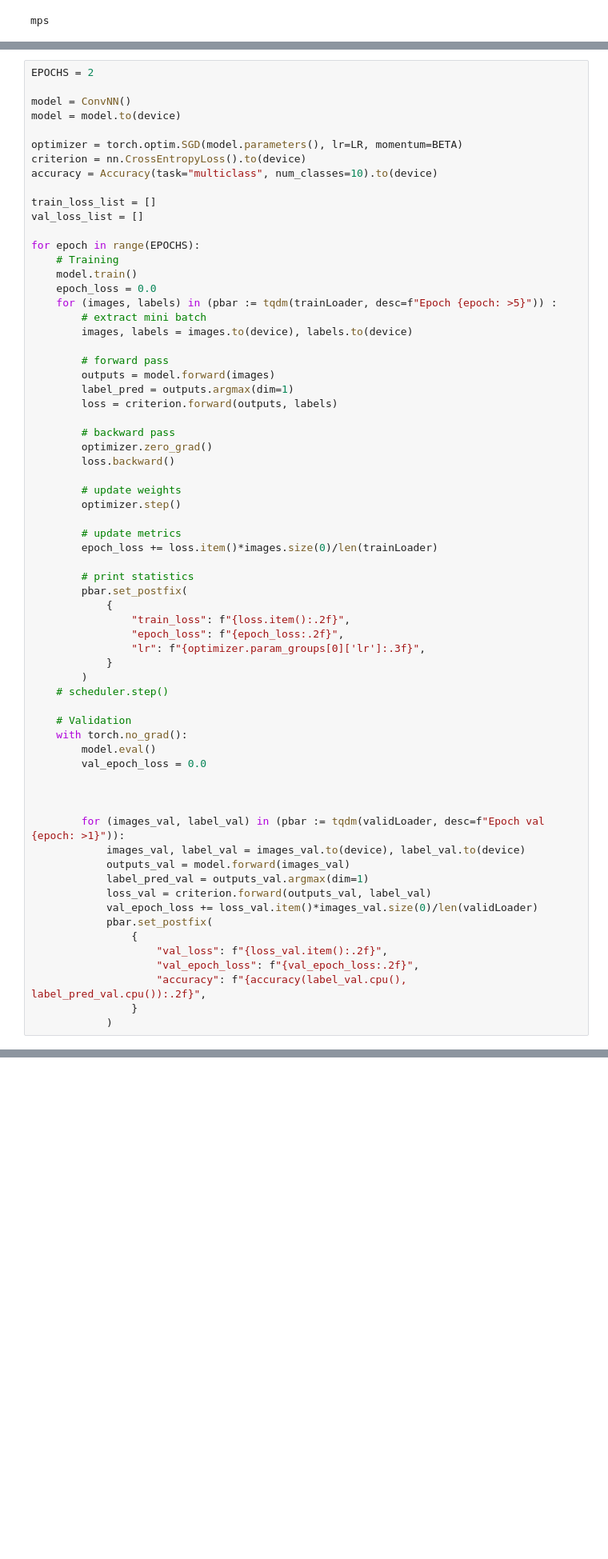
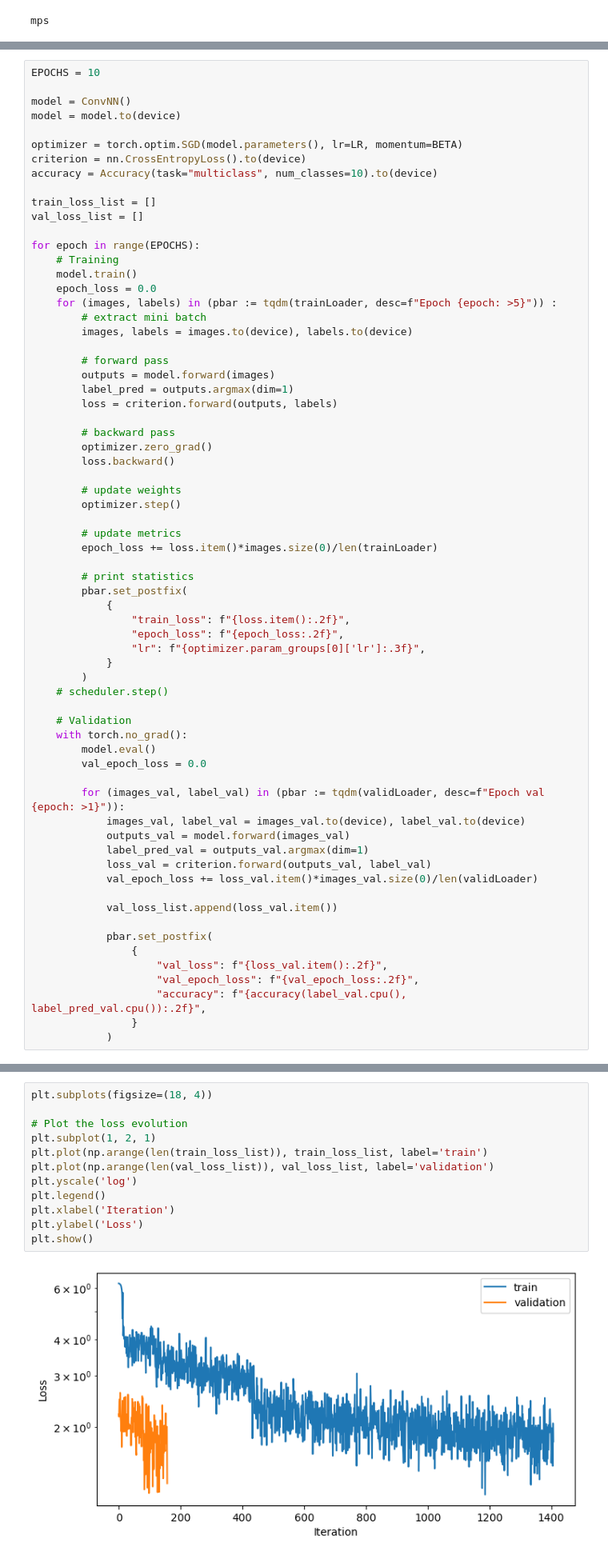
Before and after one commit to julien-blanchon/ProjetFixMatch, a Jupyter notebook: Projet_FixMatch.ipynb, the cells around one changed output, grey strips where cells are left out. Shown: that part at 80% size. Drawn from its saved outputs; the diff is of its cells as text; blank space fills up the shorter version.

```diff
--- a/Projet_FixMatch.ipynb
+++ b/Projet_FixMatch.ipynb
@@ -79,7 +79,7 @@ display_model(model=ConvNN(), batch_size=BATCH_SIZE, img_shape=IMG_SHAPE)
 Model
 [drawing not drawn]
 # %%
-EPOCHS = 2
+EPOCHS = 10
 
 model = ConvNN()
 model = model.to(device)
@@ -129,14 +129,15 @@ for epoch in range(EPOCHS):
         model.eval()
         val_epoch_loss = 0.0
 
-
-
         for (images_val, label_val) in (pbar := tqdm(validLoader, desc=f"Epoch val {epoch: >1}")):
             images_val, label_val = images_val.to(device), label_val.to(device)
             outputs_val = model.forward(images_val)
             label_pred_val = outputs_val.argmax(dim=1)
             loss_val = criterion.forward(outputs_val, label_val)
             val_epoch_loss += loss_val.item()*images_val.size(0)/len(validLoader)
+
+            val_loss_list.append(loss_val.item())
+
             pbar.set_postfix(
                 {
                     "val_loss": f"{loss_val.item():.2f}",
@@ -160,2 +161,16 @@ Test loss: 1.26
+# %%
+plt.subplots(figsize=(18, 4))
+
+# Plot the loss evolution
+plt.subplot(1, 2, 1)
+plt.plot(np.arange(len(train_loss_list)), train_loss_list, label='train')
+plt.plot(np.arange(len(val_loss_list)), val_loss_list, label='validation')
+plt.yscale('log')
+plt.legend()
+plt.xlabel('Iteration')
+plt.ylabel('Loss')
+plt.show()
+# %% [output]
+[figure, added]
 # %%
 fig1 = plot_images(images=test_image, true_labels=test_labels, predicted_labels=label_pred_test, classes=dataset.classes)
```
Also changed, not shown: parts of 2 cells of this notebook.
